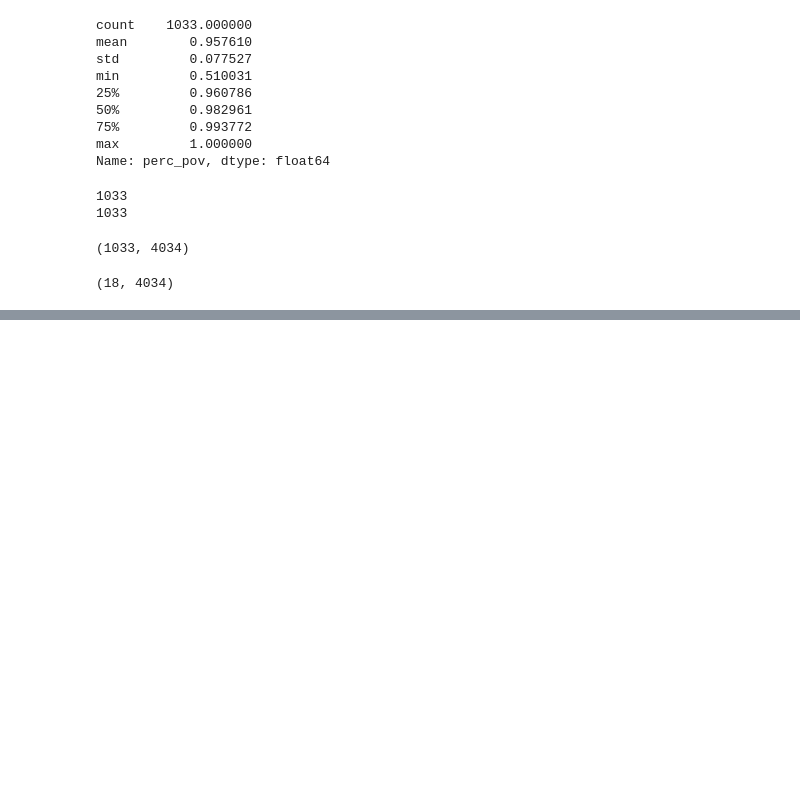
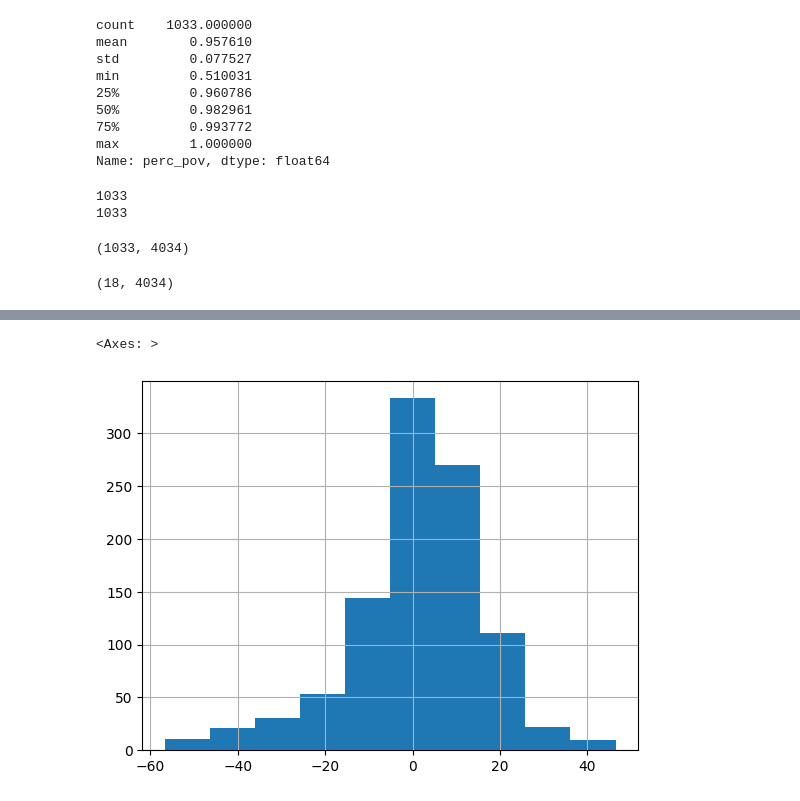
Before and after one commit to marinavicini/child_poverty_iraq, a Jupyter notebook: notebooks/1.2_mv_load-adm1-data.ipynb, the cells around one changed output, grey strips where cells are left out. Cells and saved outputs as stored; diff of their text form; code cells hidden in the pictures; blank space fills up the shorter version.

```diff
--- a/notebooks/1.2_mv_load-adm1-data.ipynb
+++ b/notebooks/1.2_mv_load-adm1-data.ipynb
@@ -427,0 +428,5 @@ merged[merged['countrycode']=='IRQ'].shape
+# %%
+merged['deprived_sev_demean'].hist()
+# %% [output]
+<Axes: >
+[figure, added]
```
Also changed, not shown: parts of 43 cells of this notebook, 3 other files.
